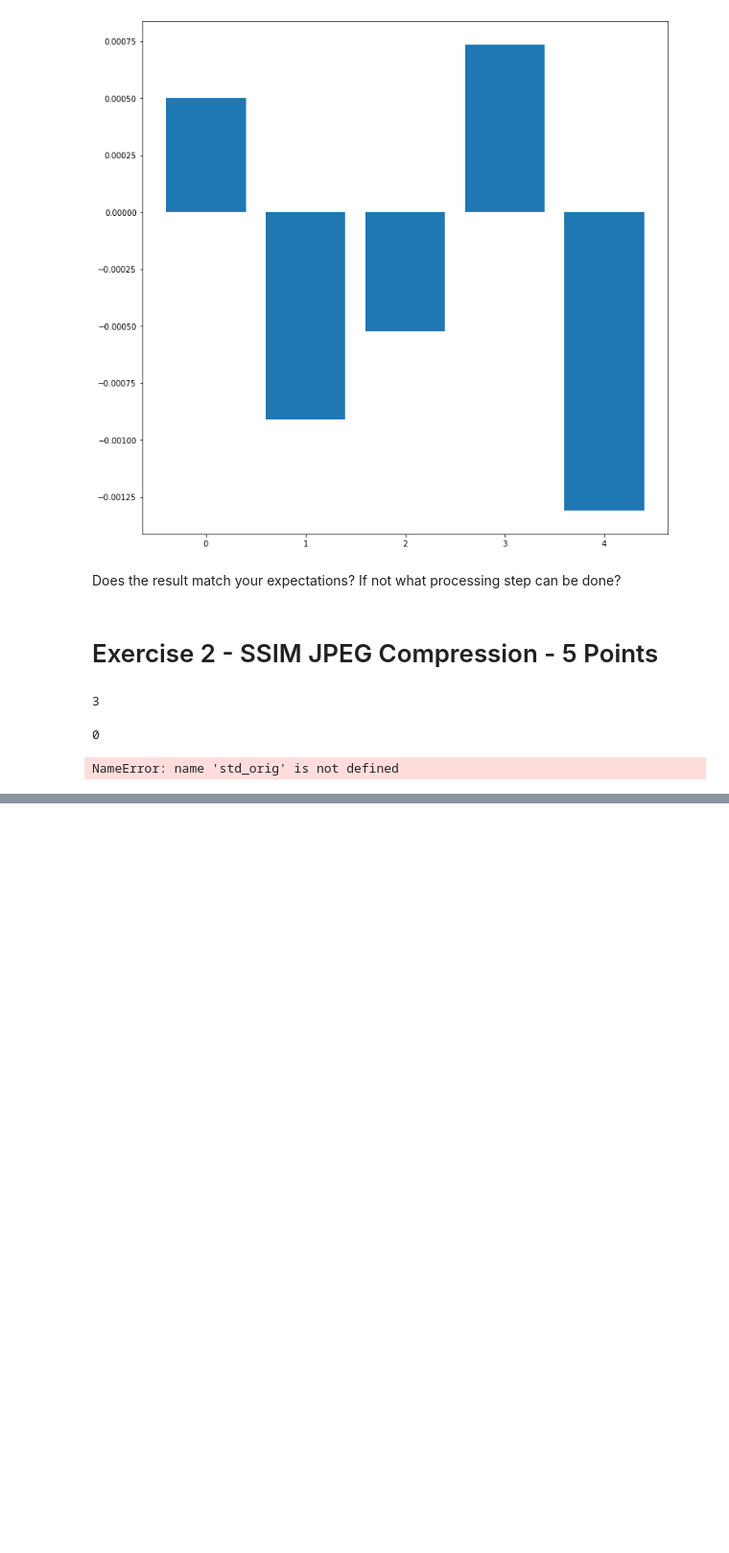
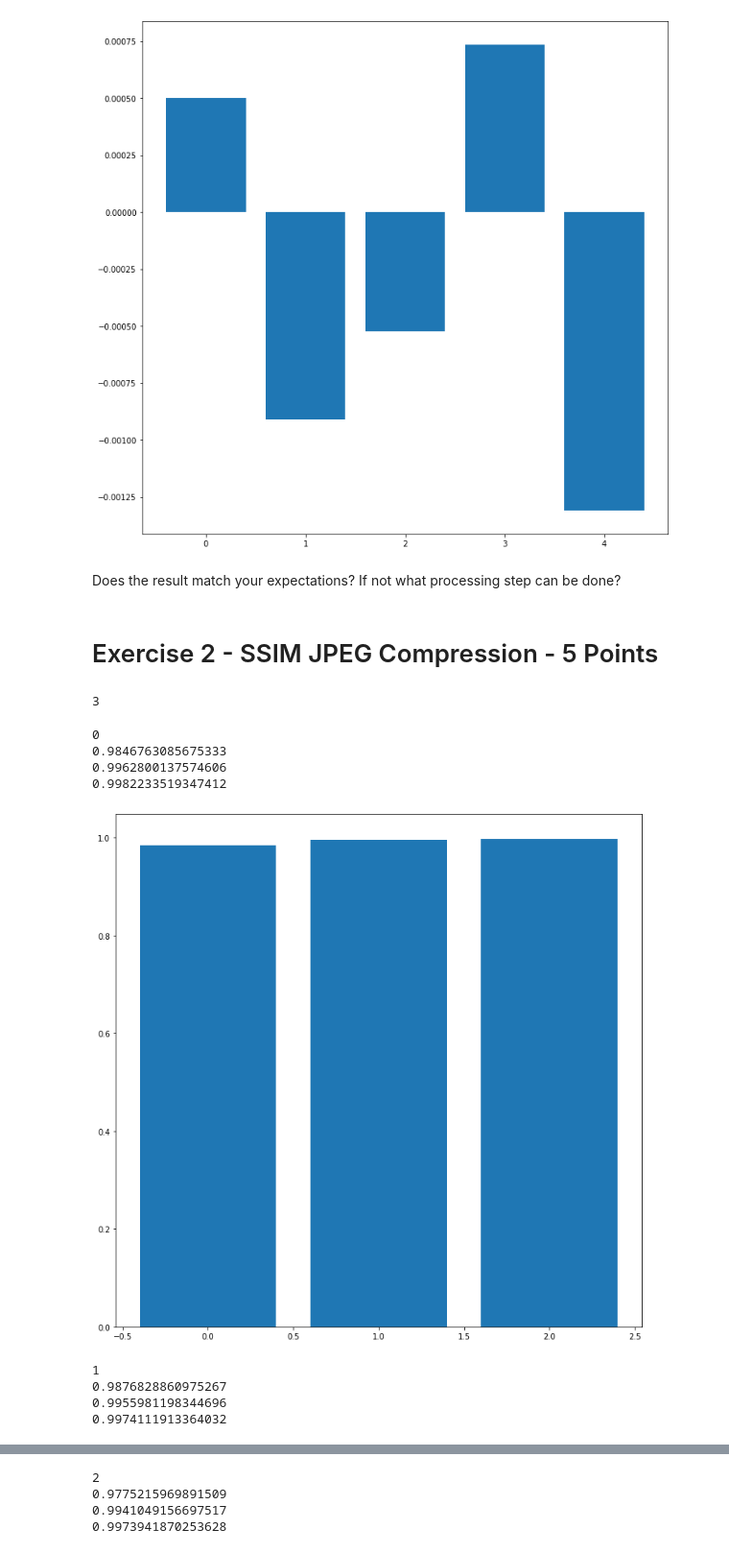
Before and after one commit to oleksa-oleksa/Image_Processing_SS2020_FU_Berlin, a Jupyter notebook: assignments/04_assignment.ipynb, the cells around one changed output, grey strips where cells are left out. Shown at 96% size. Drawn from its saved outputs; the diff is of its cells as text; code cells hidden in the pictures; blank space fills up the shorter version.

Commit message:
ssim done, std_xy is correct corresponding papper, constants tuned a little bit but remain below 1 and very small. Doesn't seem to make a big different.

```diff
--- a/assignments/04_assignment.ipynb
+++ b/assignments/04_assignment.ipynb
@@ -127,14 +127,6 @@ images10 = [jpeg_quality_filter(img, 10) for img in images_for_jpeg]
 images50 = [jpeg_quality_filter(img, 50) for img in images_for_jpeg]
 images80 = [jpeg_quality_filter(img, 80) for img in images_for_jpeg]
 # %%
-def calc_global_sigma(img, filtered_img, mue_img, mue_filtered_img):
-        number_of_pixels = img.shape[0] * img.shape[1] - 1
-        img_sum = 0
-        for x in range(img.shape[0]):
-            for y in range(img.shape[1]):
-                img_sum += (img[x,y] - mue_img) * (filtered_img[x,y] - mue_filtered_img)
-        return img_sum/number_of_pixels
-
 def ssim(img, filtered_img):
     """The SSIM similarity measure. Use the parameters from the paper
     as on the second to last slide from the lecture"""
@@ -154,20 +146,15 @@ def ssim(img, filtered_img):
     mu_filtered = np.mean(filtered_img)
 
     std_orig = np.std(img, dtype = np.float32)
-    std_filtered = np.std(img, dtype = np.float32)
+    std_filtered = np.std(filtered_img, dtype = np.float32)
 
+    # As in the luminance and contrast measures, we have introduced a small constant
+    # in both denominator and numerator.  In discrete form, σ_xy can be estimated as:
+    # σ_xy = (1/(N−1))* sum ((x_i − μ_x) * (y_i − μ_y))
 
-    # Structure comparison is conducted after luminance subtraction and variance normalization.
-    # Specifically, we associate the two unit vectors (x−μx)/σx and (y−μy)/σy,
-    # each lying in the hyperplane defined by Eq. (3), with thestructure of the two images.
-    # The correlation (inner product) between these is a simple and effective measure to quantify
-    # the structural similarity. Notice that the correlation between (x−μx)/σxand (y−μy)/σy
-    # is equivalent to the correlation coefficient between x and y.
+    amount_of_pixels_xy = img.shape[0] * img.shape[1] - 1
+    std_xy = np.sum((img - mu_orig) * (filtered_img - mu_filtered))/amount_of_pixels_xy
 
-    amount_of_pixels_unbiased = img.shape[0] * img.shape[1] - 1
-    diff_orig = img - mu_orig
-    diff_filtered = filtered_img - mu_filtered
-    std_xy = np.sum(diff_orig * diff_filtered) / amount_of_pixels_unbiased
 
     # From papper: Image Quality Assessment: From Error Visibility to Structural Similarity
     # For luminance comparison, we definel(x,y) = (2 * μ_x * μ_y + C1)/(μ_x^2 + μ_y^2 + C1)
@@ -176,36 +163,44 @@ def ssim(img, filtered_img):
     # where L is the dynamic range of the pixel values (255 for8-bit grayscale images),
     # and K_1 < 1 is a small constant.
 
-    luminance_c1 = (0.5 * 255) ** 2
+    luminance_c1 = (0.000005 * 255) ** 2
 
     # The contrast comparison function takes a similar form:
     # c(x,y) = (2 * σ_xy + C2)/(σ_x^2 + σ_y^2 + C2)
     # where C2= (K2_2 * L)**2, and K_2 < 1.
 
     contrast_c2 = (0.00025 * 255) ** 2
 
 
     # specific form of the SSIM index (In order to simplify the expression,we set α = β = γ = 1
     # and C3 = C2/2 in this paper)
     # Specific form of the SSIM for calculation:
     # SSIM(x,y) =((2 * μ_x * μ_y + C1)*(2 * σ_xy + C2))/((μ_x^2 + μ_y^2 + C1)*(σ_x^2 + σ_y^2 + C2))
 
     ssim_numerator = (2 * mu_orig * mu_filtered + luminance_c1) * (2 * std_xy  + contrast_c2)
     ssim_denominator = (mu_orig**2 + mu_filtered**2 + luminance_c1) * (std_orig**2 + std_filtered**2 + contrast_c2)
 
     ssim_result = float(ssim_numerator / ssim_denominator)
 
+    # debug for calculated similarity
+    print(ssim_result)
 
-    print(ssim_result)
     return ssim_result
 
 
 for i, img in enumerate(images_for_jpeg):
     print(i)
     compressed_images = [images10[i], images50[i], images80[i]]
     plt.bar(range(len(compressed_images)),
              [ssim(img, comp) for comp in compressed_images])
     plt.show()
 # %% [output]
 0
+0.9846763085675333
+0.9962800137574606
+0.9982233519347412
+[figure, added]
-NameError: name 'std_orig' is not defined
+1
+0.9876828860975267
+0.9955981198344696
+0.9974111913364032
@@ -211,0 +208,4 @@ NameError: name 'std_orig' is not defined
+2
+0.9775215969891509
+0.9941049156697517
+0.9973941870253628
```
Also changed, not shown: parts of 1 cell of this notebook.
